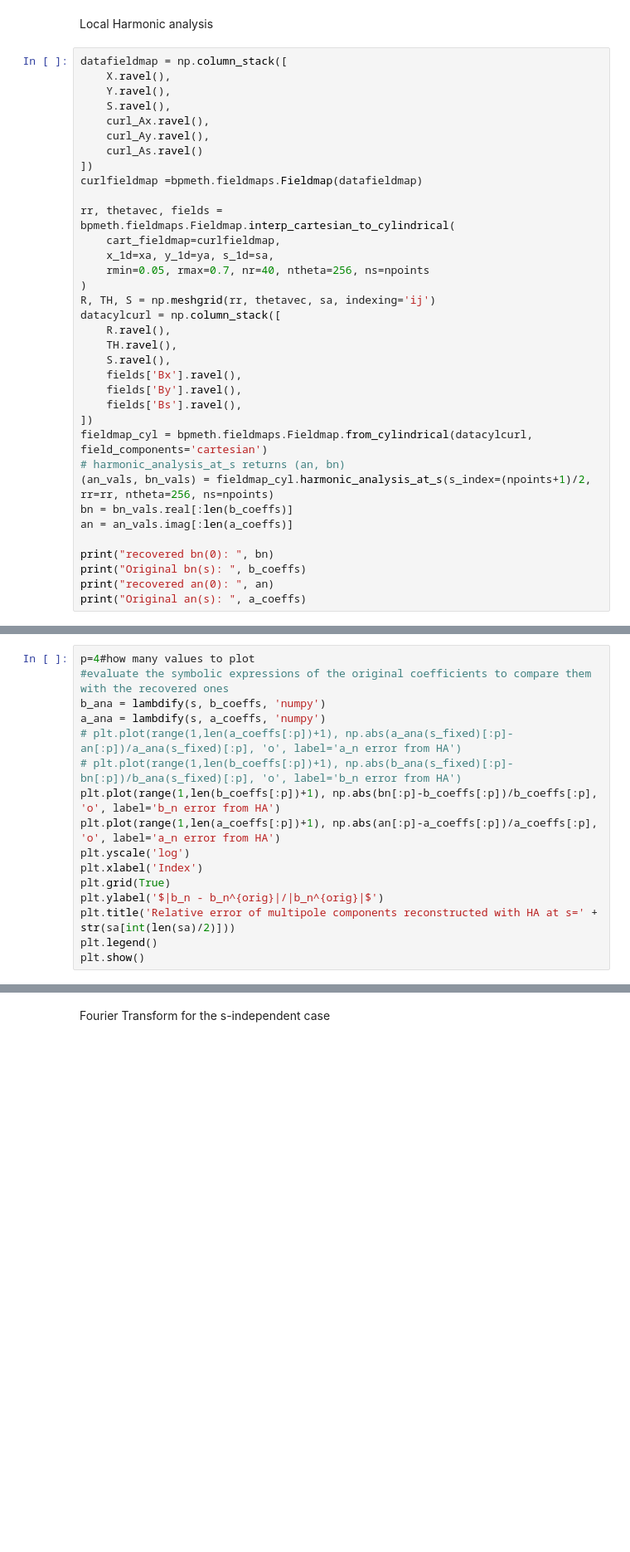
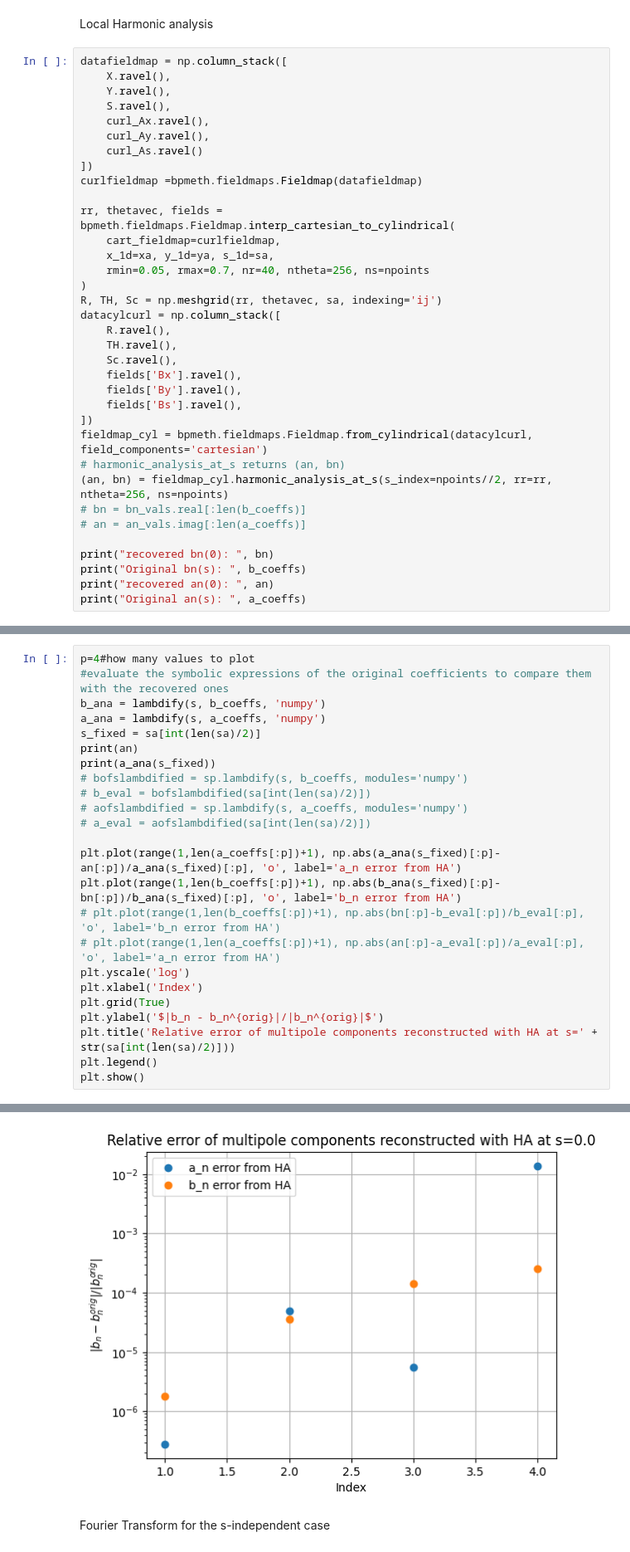
Before and after one commit to marcoliniF/bpmeth, a Jupyter notebook: preliminaryTrials/2abBAcurlB_HA_ab.ipynb, the cells around one changed output, grey strips where cells are left out. Shown at 83% size. Saved outputs shown, nothing was run; the diff lists cells and outputs as text; blank space fills up the shorter version.

```diff
--- a/preliminaryTrials/2abBAcurlB_HA_ab.ipynb
+++ b/preliminaryTrials/2abBAcurlB_HA_ab.ipynb
@@ -217,20 +223,20 @@ rr, thetavec, fields = bpmeth.fieldmaps.Fieldmap.interp_cartesian_to_cylindrical
     x_1d=xa, y_1d=ya, s_1d=sa,
     rmin=0.05, rmax=0.7, nr=40, ntheta=256, ns=npoints
 )
-R, TH, S = np.meshgrid(rr, thetavec, sa, indexing='ij')
+R, TH, Sc = np.meshgrid(rr, thetavec, sa, indexing='ij')
 datacylcurl = np.column_stack([
     R.ravel(),
     TH.ravel(),
-    S.ravel(),
+    Sc.ravel(),
     fields['Bx'].ravel(),
     fields['By'].ravel(),
     fields['Bs'].ravel(),
 ])
 fieldmap_cyl = bpmeth.fieldmaps.Fieldmap.from_cylindrical(datacylcurl, field_components='cartesian')
 # harmonic_analysis_at_s returns (an, bn)
-(an_vals, bn_vals) = fieldmap_cyl.harmonic_analysis_at_s(s_index=(npoints+1)/2, rr=rr, ntheta=256, ns=npoints)
-bn = bn_vals.real[:len(b_coeffs)]
-an = an_vals.imag[:len(a_coeffs)]
+(an, bn) = fieldmap_cyl.harmonic_analysis_at_s(s_index=npoints//2, rr=rr, ntheta=256, ns=npoints)
+# bn = bn_vals.real[:len(b_coeffs)]
+# an = an_vals.imag[:len(a_coeffs)]
 
 print("recovered bn(0): ", bn)
 print("Original bn(s): ", b_coeffs)
@@ -243,10 +252,18 @@ p=4#how many values to plot
 #evaluate the symbolic expressions of the original coefficients to compare them with the recovered ones
 b_ana = lambdify(s, b_coeffs, 'numpy')
 a_ana = lambdify(s, a_coeffs, 'numpy')
-# plt.plot(range(1,len(a_coeffs[:p])+1), np.abs(a_ana(s_fixed)[:p]-an[:p])/a_ana(s_fixed)[:p], 'o', label='a_n error from HA')
-# plt.plot(range(1,len(b_coeffs[:p])+1), np.abs(b_ana(s_fixed)[:p]-bn[:p])/b_ana(s_fixed)[:p], 'o', label='b_n error from HA')
-plt.plot(range(1,len(b_coeffs[:p])+1), np.abs(bn[:p]-b_coeffs[:p])/b_coeffs[:p], 'o', label='b_n error from HA')
-plt.plot(range(1,len(a_coeffs[:p])+1), np.abs(an[:p]-a_coeffs[:p])/a_coeffs[:p], 'o', label='a_n error from HA')
+s_fixed = sa[int(len(sa)/2)]
+print(an)
+print(a_ana(s_fixed))
+# bofslambdified = sp.lambdify(s, b_coeffs, modules='numpy')
+# b_eval = bofslambdified(sa[int(len(sa)/2)])
+# aofslambdified = sp.lambdify(s, a_coeffs, modules='numpy')
+# a_eval = aofslambdified(sa[int(len(sa)/2)])
+
+plt.plot(range(1,len(a_coeffs[:p])+1), np.abs(a_ana(s_fixed)[:p]-an[:p])/a_ana(s_fixed)[:p], 'o', label='a_n error from HA')
+plt.plot(range(1,len(b_coeffs[:p])+1), np.abs(b_ana(s_fixed)[:p]-bn[:p])/b_ana(s_fixed)[:p], 'o', label='b_n error from HA')
+# plt.plot(range(1,len(b_coeffs[:p])+1), np.abs(bn[:p]-b_eval[:p])/b_eval[:p], 'o', label='b_n error from HA')
+# plt.plot(range(1,len(a_coeffs[:p])+1), np.abs(an[:p]-a_eval[:p])/a_eval[:p], 'o', label='a_n error from HA')
 plt.yscale('log')
 plt.xlabel('Index')
 plt.grid(True)
@@ -254,3 +271,4 @@ plt.ylabel('$|b_n - b_n^{orig}|/|b_n^{orig}|$')
 plt.title('Relative error of multipole components reconstructed with HA at s=' + str(sa[int(len(sa)/2)]))
 plt.legend()
 plt.show()
+# %% [output]
@@ -257,3 +277,4 @@ plt.show()
+[figure, added]
 # %% [markdown]
 Fourier Transform for the s-independent case
 # %%
```
Also changed, not shown: parts of 17 cells of this notebook, 9 other files.
